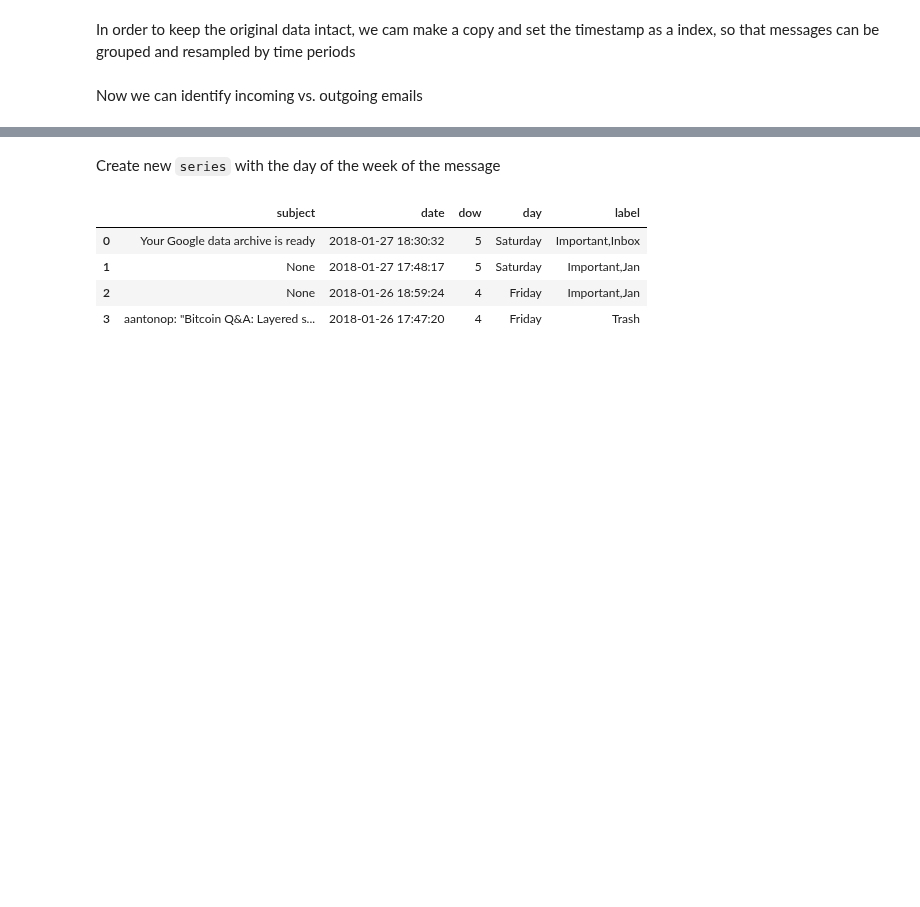
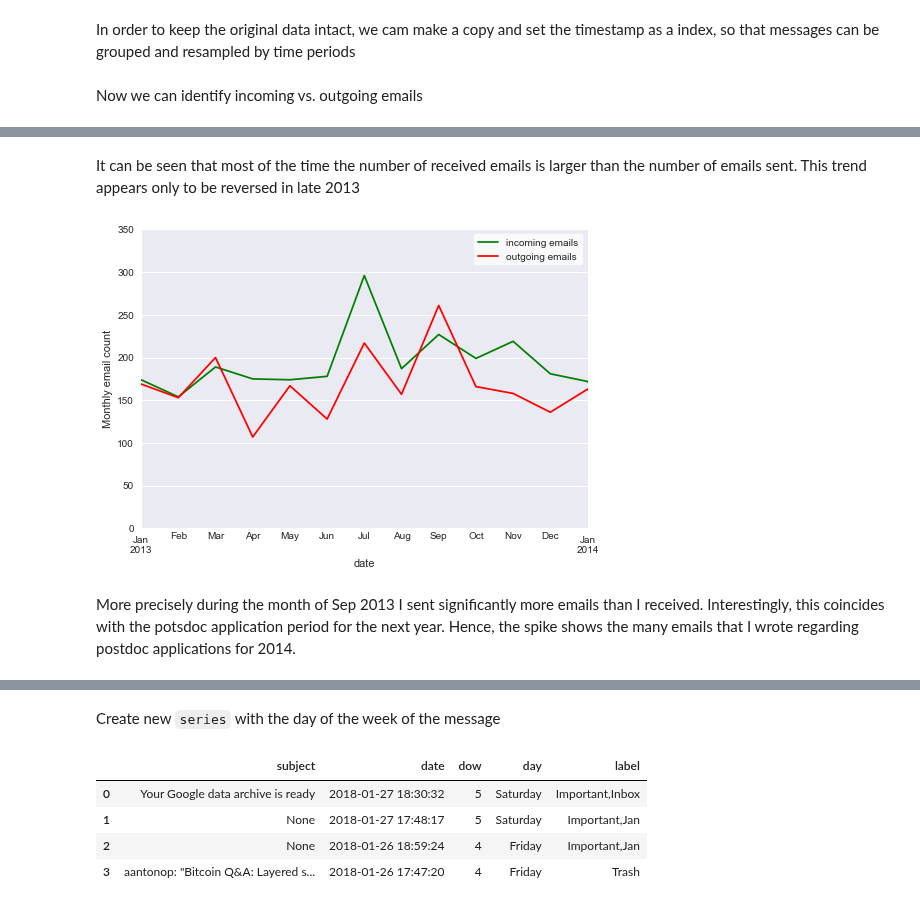
Before and after one commit to jsdiazpo/Gmail_Analysis, a Jupyter notebook: Gmail_Analysis.ipynb, the cells around one changed output, grey strips where cells are left out. Cells and saved outputs as stored; diff of their text form; code cells hidden in the pictures; blank space fills up the shorter version.

```diff
--- a/Gmail_Analysis.ipynb
+++ b/Gmail_Analysis.ipynb
@@ -272,0 +274,12 @@ plt.legend();
+# %% [markdown]
+It can be seen that most of the time the number of received emails is larger than the number of emails sent. This trend appears only to be reversed in late 2013
+# %%
+monthly_in.plot(color='g', label='incoming emails')
+monthly_out.plot(color='r', label='outgoing emails')
+plt.ylabel('Monthly email count')
+plt.axis(['2013-01-27', '2014-01-27', 0, 350])
+plt.legend(loc='best', frameon=True).get_frame().set_color('white');
+# %% [output]
+[figure, added]
+# %% [markdown]
+More precisely during the month of Sep 2013 I sent significantly more emails than I received. Interestingly, this coincides with the potsdoc application period for the next year. Hence, the spike shows the many emails that I wrote regarding postdoc applications for 2014.
```
Also changed, not shown: parts of 10 cells of this notebook.
